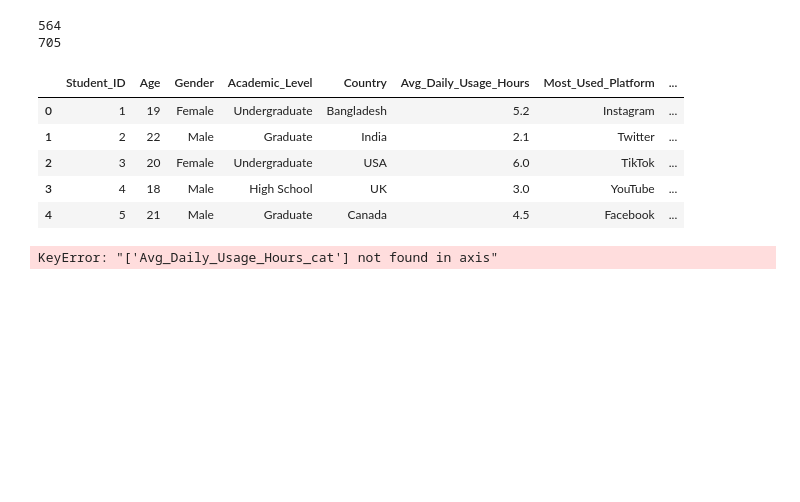
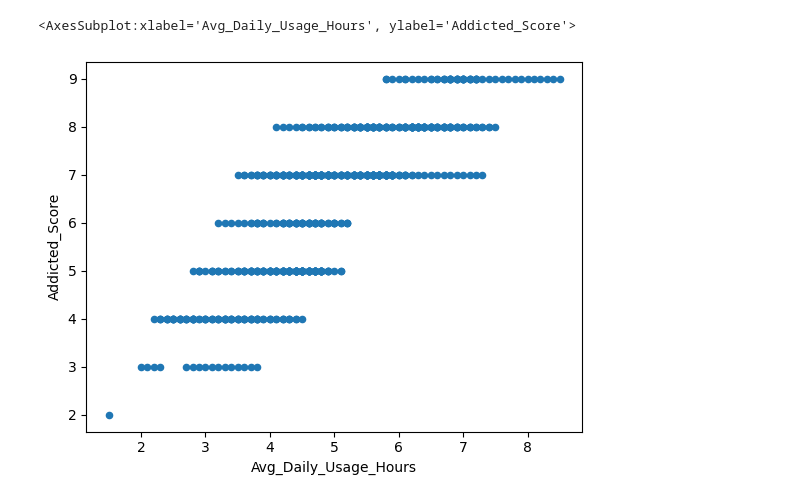
Before and after one commit to Andysimps0n/machine-learning, a Jupyter notebook: code/practice1.ipynb, the cells around one changed output. Drawn from its saved outputs; the diff is of its cells as text; code cells hidden in the pictures; blank space fills up the shorter version.

```diff
--- a/code/practice1.ipynb
+++ b/code/practice1.ipynb
@@ -11,35 +3,22 @@ data["Avg_Daily_Usage_Hours_cat"] = pd.cut(data["Avg_Daily_Usage_Hours"], bins=[
+# %%
+import pandas as pd
+import numpy as np
+import matplotlib.pyplot as plt
+from sklearn.linear_model import LinearRegression
+from sklearn.model_selection import train_test_split
+
+data = pd.read_csv('../data/Students Social Media Addiction.csv')
+data.plot(kind="scatter", x="Avg_Daily_Usage_Hours", y="Addicted_Score")
+# %% [output]
+<AxesSubplot:xlabel='Avg_Daily_Usage_Hours', ylabel='Addicted_Score'>
+[figure, added]
 # %%
 from sklearn.model_selection import StratifiedShuffleSplit
+data["Avg_Daily_Usage_Hours_cat"] = pd.cut(data["Avg_Daily_Usage_Hours"], bins=[0, 3, 5, 7, np.inf], labels=[1, 2, 3, 4])
+
 
 # Stratified Split
 stratified_split = StratifiedShuffleSplit(n_splits=1, test_size=0.2, random_state=3)
 for train_index, test_index in stratified_split.split(data, data["Avg_Daily_Usage_Hours_cat"]):
     strat_train_set = data.loc[train_index]
     strat_test_set = data.loc[test_index]
-
-# Random Split
-random_split = data["Avg_Daily_Usage_Hours_cat"].sample(frac=0.8, random_state=3)
-
-
-random_set_ratio = random_split.value_counts() / len(random_split)
-strat_set_ratio = strat_train_set["Avg_Daily_Usage_Hours_cat"].value_counts() / len(strat_train_set["Avg_Daily_Usage_Hours_cat"])
-
-
-print(len(strat_train_set["Avg_Daily_Usage_Hours_cat"]))
-print(len(data["Avg_Daily_Usage_Hours"]))
-# %% [output]
-564
-705
-# %%
-data.head()
-# %% [output]
-|  | Student_ID | Age | Gender | Academic_Level | Country | Avg_Daily_Usage_Hours | Most_Used_Platform | ... |
-| 0 | 1 | 19 | Female | Undergraduate | Bangladesh | 5.2 | Instagram | ... |
-| 1 | 2 | 22 | Male | Graduate | India | 2.1 | Twitter | ... |
-| 2 | 3 | 20 | Female | Undergraduate | USA | 6.0 | TikTok | ... |
-| 3 | 4 | 18 | Male | High School | UK | 3.0 | YouTube | ... |
-| 4 | 5 | 21 | Male | Graduate | Canada | 4.5 | Facebook | ... |
-# %%
-data.drop("Avg_Daily_Usage_Hours_cat", axis=1, inplace=True)
-# %% [output]
-KeyError: "['Avg_Daily_Usage_Hours_cat'] not found in axis"
```
Also changed, not shown: parts of 2 cells of this notebook, 3 other files.
